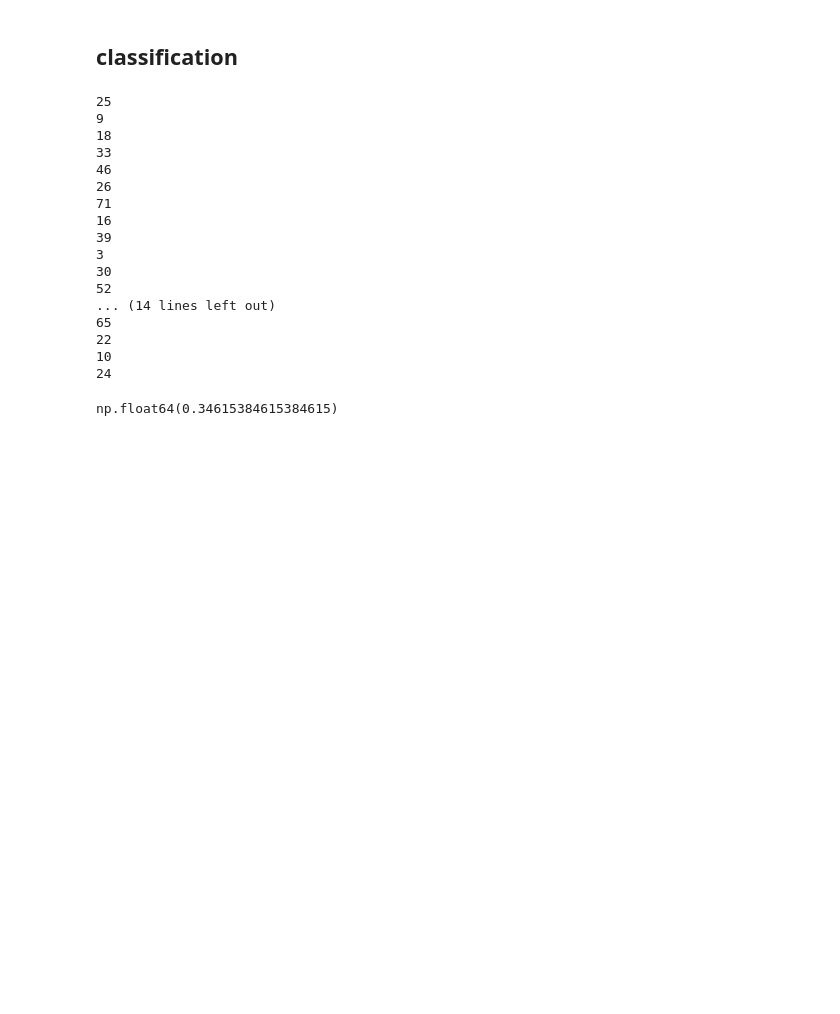
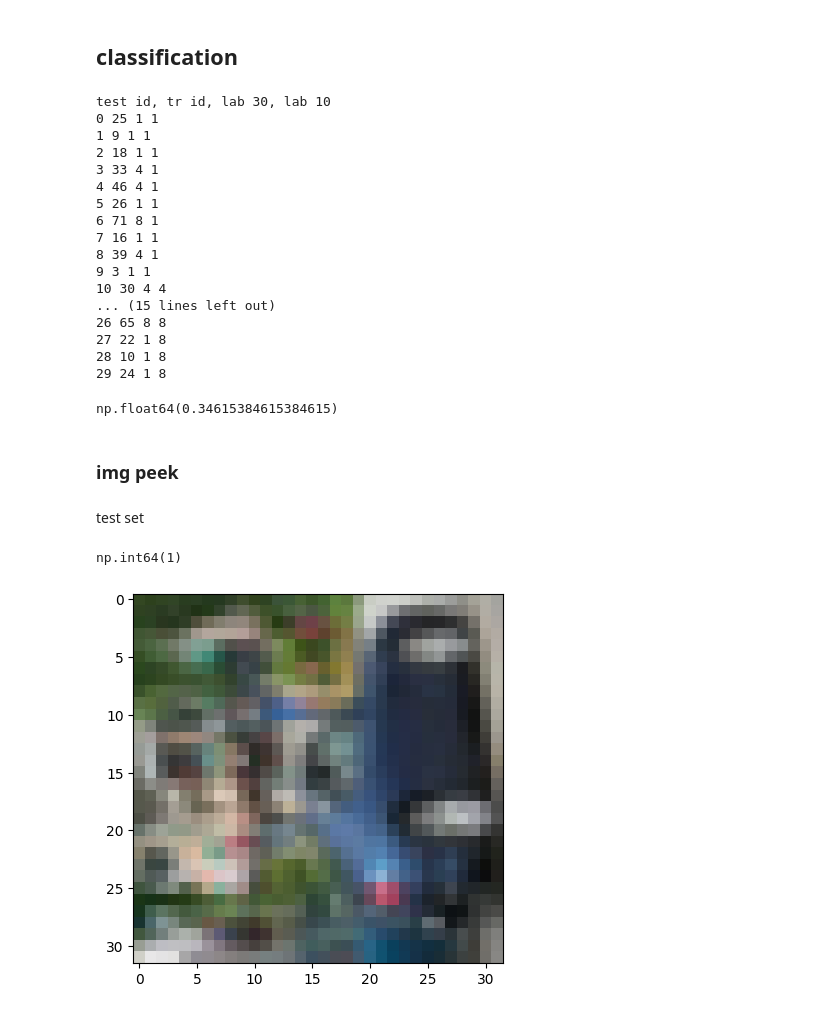
Before and after one commit to marekd6/CV1_labs, a Jupyter notebook: Assignment 01-20251025/cv1_md.ipynb, the cells around one changed output. Cells and saved outputs as stored; diff of their text form; code cells hidden in the pictures; blank space fills up the shorter version.

Commit message:
peek into imgs

```diff
--- a/Assignment 01-20251025/cv1_md.ipynb
+++ b/Assignment 01-20251025/cv1_md.ipynb
@@ -174,35 +174,47 @@ def L2_norm(h1, h2):
 # %%
 preds = np.zeros(len(hists_test))
 preds = []
-
-for test_h in hists_test:
+print('test id, tr id, lab 30, lab 10')
+for test_id, test_h in enumerate(hists_test):
     dists = []
     for train_h in hists_train:
         dist = L2_norm(test_h, train_h)
         dists.append(dist)
     pred_id = np.argmin(dists)
-    print(pred_id)
+    print(test_id, pred_id, extracted_top_30_labs[pred_id], extracted_top_10_labs[test_id])
     preds.append(extracted_top_30_labs[pred_id])
 
 accuracy = np.sum(np.equal(preds, extracted_top_10_labs))
 accuracy /= len(test_h)
 accuracy
 # %% [output]
-25
-9
-18
-33
-46
-26
-71
-16
-39
-3
-30
-52
-... (14 lines left out)
-65
-22
-10
-24
+test id, tr id, lab 30, lab 10
+0 25 1 1
+1 9 1 1
+2 18 1 1
+3 33 4 1
+4 46 4 1
+5 26 1 1
+6 71 8 1
+7 16 1 1
+8 39 4 1
+9 3 1 1
+10 30 4 4
+... (15 lines left out)
+26 65 8 8
+27 22 1 8
+28 10 1 8
+29 24 1 8
 np.float64(0.34615384615384615)
+# %% [markdown]
+### img peek
+# %% [markdown]
+test set
+# %%
+import matplotlib.pyplot as plt
+xx = 9
+plt.imshow(extracted_top_10_list[xx].reshape(3,32,32).T)
+extracted_top_10_labs[xx]
+# %% [output]
+np.int64(1)
+[figure, added]
```
Also changed, not shown: parts of 2 cells of this notebook.
